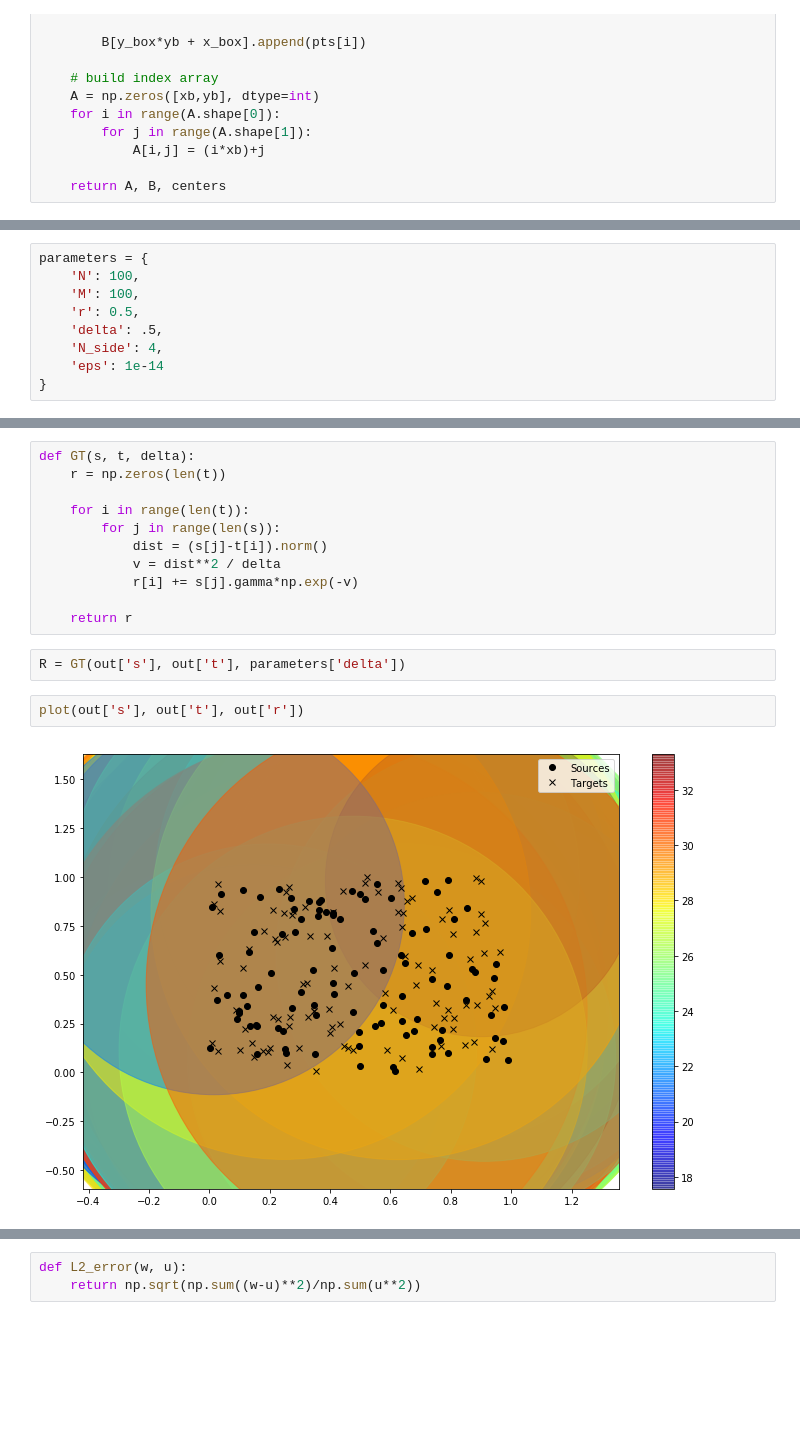
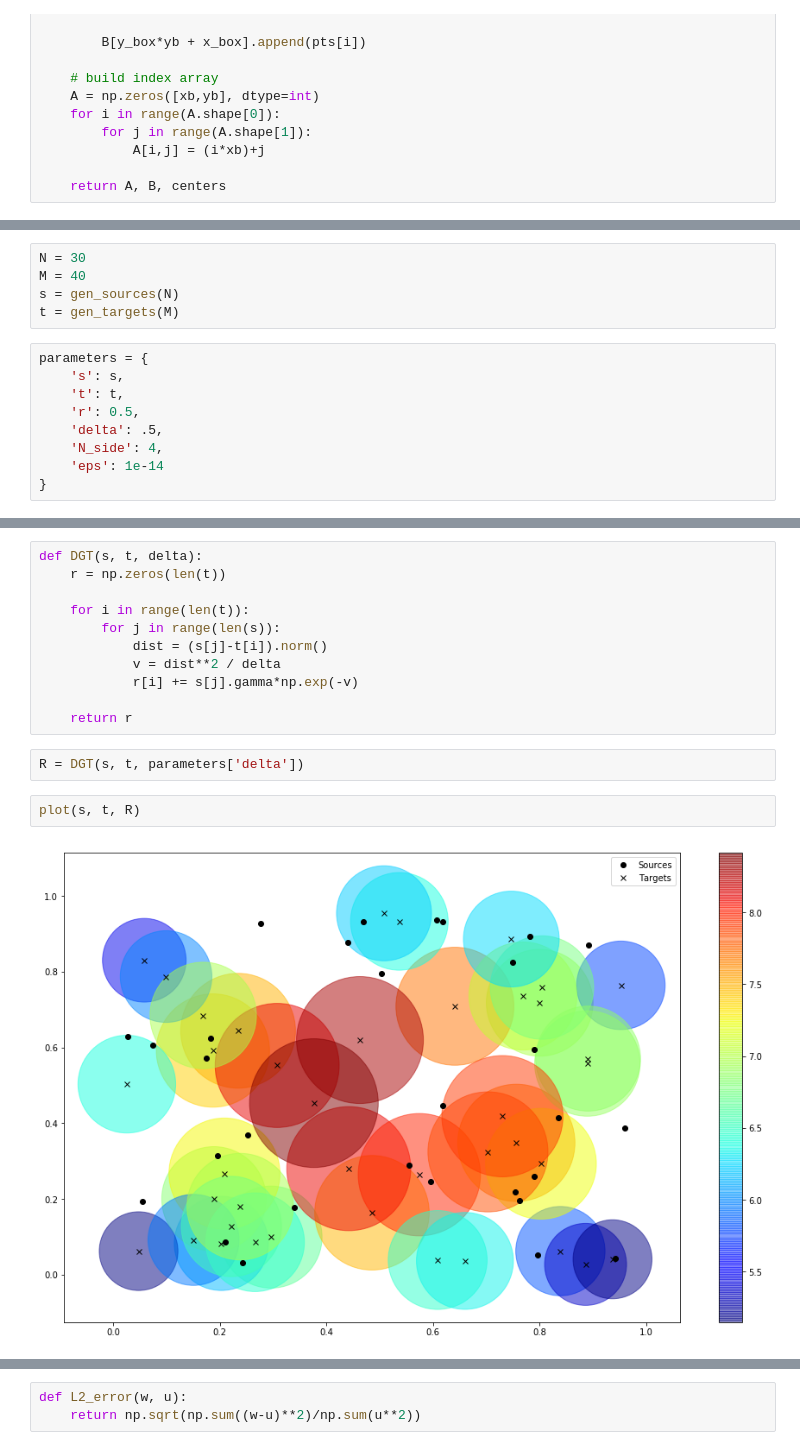
Before and after one commit to dsanmartin/IPM407-PJ, a Jupyter notebook: 3/proyecto3.ipynb, the cells around one changed output, grey strips where cells are left out. Drawn from its saved outputs; the diff is of its cells as text; blank space fills up the shorter version.

```diff
--- a/3/proyecto3.ipynb
+++ b/3/proyecto3.ipynb
@@ -737,10 +737,15 @@ def FGT(opt):
         'tb': tb
     }
     return output #t, s, results, A, B, C, sb, tb
+# %%
+N = 30
+M = 40
+s = gen_sources(N)
+t = gen_targets(M)
 # %%
 parameters = {
-    'N': 100,
-    'M': 100,
+    's': s,
+    't': t,
     'r': 0.5,
     'delta': .5,
     'N_side': 4,
@@ -752,5 +760,5 @@ out = FGT(parameters)
 # %%
-def GT(s, t, delta):
+def DGT(s, t, delta):
     r = np.zeros(len(t))
 
     for i in range(len(t)):
@@ -761,8 +769,8 @@ def GT(s, t, delta):
 
     return r
 # %%
-R = GT(out['s'], out['t'], parameters['delta'])
+R = DGT(s, t, parameters['delta'])
 # %%
-plot(out['s'], out['t'], out['r'])
+plot(s, t, R)
 # %% [output]
-[figure, old version]
+[figure, new version]
```
Also changed, not shown: parts of 17 cells of this notebook.
